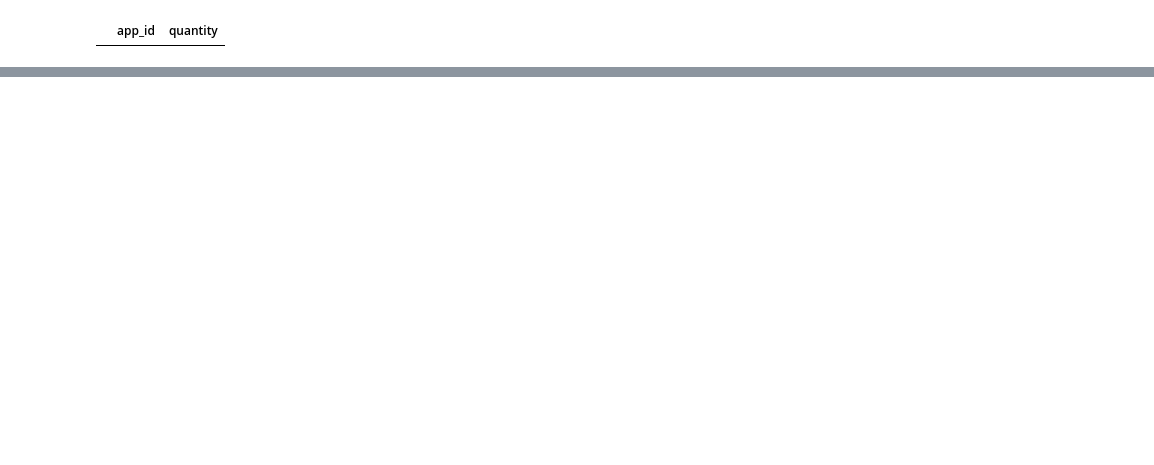
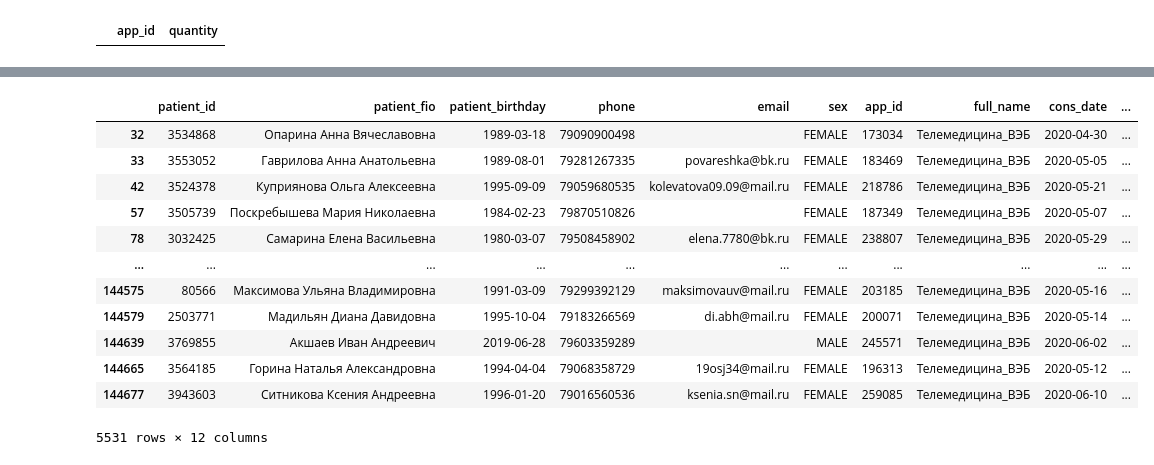
Before and after one commit to YAKOROLEVAZAMKA/test, a Jupyter notebook: web-patients-doctor-partition.ipynb, the cells around one changed output, grey strips where cells are left out. Saved outputs shown, nothing was run; the diff lists cells and outputs as text; code cells hidden in the pictures; blank space fills up the shorter version.

```diff
--- a/web-patients-doctor-partition.ipynb
+++ b/web-patients-doctor-partition.ipynb
@@ -232,0 +252,5 @@ writer.save()
+# %%
+df_pedi = df[df['specialty'] == 'Педиатр'].groupby(['patient_id', 'patient_fio',
+                                          'patient_birthday', 'phone',
+                                         'email', 'sex', 'region'
+                                         ])[['app_id']].count().reset_index().rename(columns={'app_id':'cons_amount'})
@@ -232,0 +285,16 @@ writer.save()
+# %%
+df[(df['patient_id'].isin(df_pedi[df_pedi['cons_amount'] == 1].patient_id)) & (df['specialty'] == 'Педиатр')]
+# %% [output]
+|  | patient_id | patient_fio | patient_birthday | phone | email | sex | app_id | full_name | cons_date | ... |
+| 32 | 3534868 | Опарина Анна Вячеславовна | 1989-03-18 | 79090900498 |  | FEMALE | 173034 | Телемедицина_ВЭБ | 2020-04-30 | ... |
+| 33 | 3553052 | Гаврилова Анна Анатольевна | 1989-08-01 | 79281267335 | povareshka@bk.ru | FEMALE | 183469 | Телемедицина_ВЭБ | 2020-05-05 | ... |
+| 42 | 3524378 | Куприянова Ольга Алексеевна | 1995-09-09 | 79059680535 | kolevatova09.09@mail.ru | FEMALE | 218786 | Телемедицина_ВЭБ | 2020-05-21 | ... |
+| 57 | 3505739 | Поскребышева Мария Николаевна | 1984-02-23 | 79870510826 |  | FEMALE | 187349 | Телемедицина_ВЭБ | 2020-05-07 | ... |
+| 78 | 3032425 | Самарина Елена Васильевна | 1980-03-07 | 79508458902 | elena.7780@bk.ru | FEMALE | 238807 | Телемедицина_ВЭБ | 2020-05-29 | ... |
+| ... | ... | ... | ... | ... | ... | ... | ... | ... | ... | ... |
+| 144575 | 80566 | Максимова Ульяна Владимировна | 1991-03-09 | 79299392129 | maksimovauv@mail.ru | FEMALE | 203185 | Телемедицина_ВЭБ | 2020-05-16 | ... |
+| 144579 | 2503771 | Мадильян Диана Давидовна | 1995-10-04 | 79183266569 | di.abh@mail.ru | FEMALE | 200071 | Телемедицина_ВЭБ | 2020-05-14 | ... |
+| 144639 | 3769855 | Акшаев Иван Андреевич | 2019-06-28 | 79603359289 |  | MALE | 245571 | Телемедицина_ВЭБ | 2020-06-02 | ... |
+| 144665 | 3564185 | Горина Наталья Александровна | 1994-04-04 | 79068358729 | 19osj34@mail.ru | FEMALE | 196313 | Телемедицина_ВЭБ | 2020-05-12 | ... |
+| 144677 | 3943603 | Ситникова Ксения Андреевна | 1996-01-20 | 79016560536 | ksenia.sn@mail.ru | FEMALE | 259085 | Телемедицина_ВЭБ | 2020-06-10 | ... |
+5531 rows × 12 columns
```
Also changed, not shown: parts of 11 cells of this notebook.
